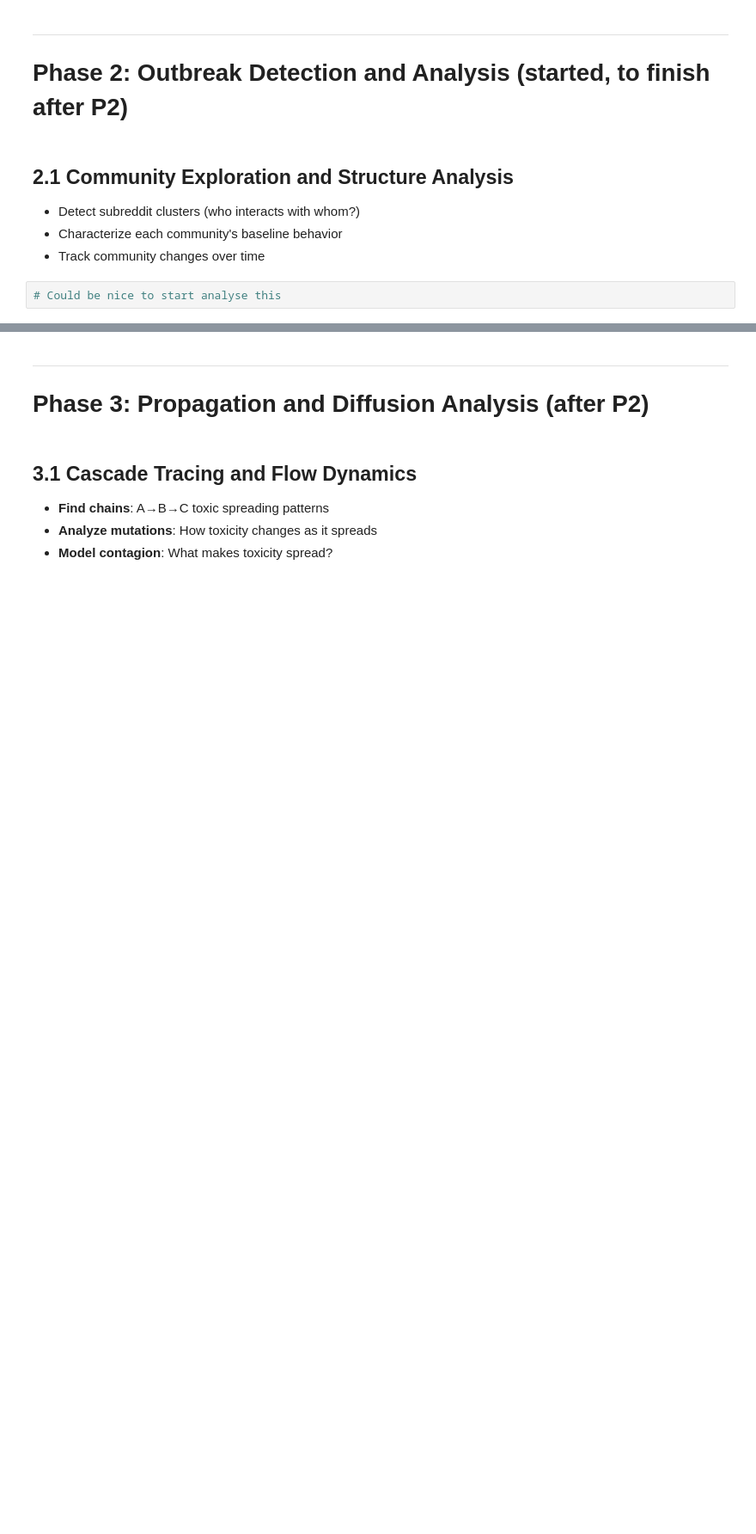
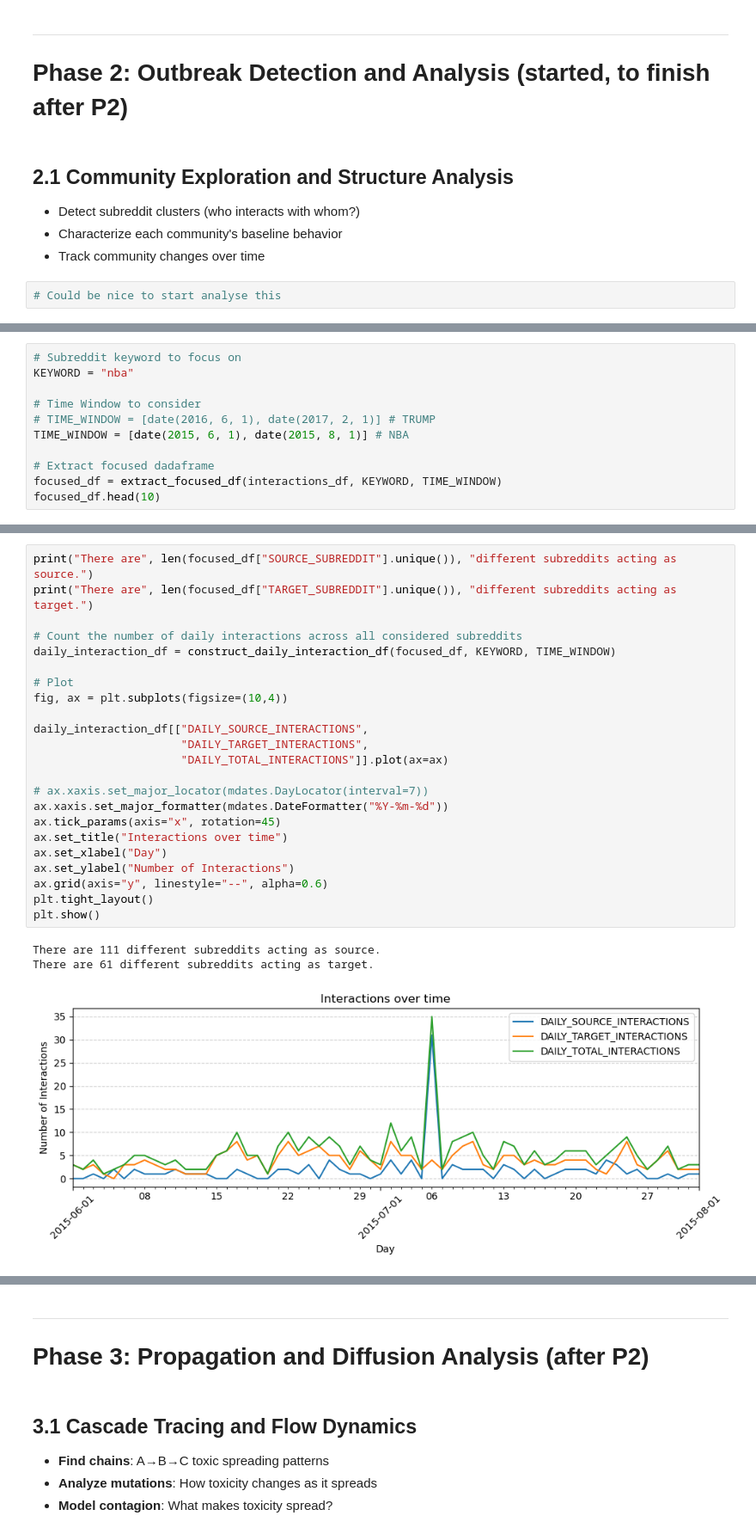
Before and after one commit to AkselAcar/ada-2025-project-adastra, a Jupyter notebook: results.ipynb, the cells around one changed output, grey strips where cells are left out. Shown at 86% size. Drawn from its saved outputs; the diff is of its cells as text; blank space fills up the shorter version.

Commit message:
Birth analysis merged with results and adapted to results format

```diff
--- a/results.ipynb
+++ b/results.ipynb
@@ -463,0 +483,11 @@ To focus on **specific properties** of what was used to define toxicity. Could b
+# %%
+# Subreddit keyword to focus on
+KEYWORD = "nba"
+
+# Time Window to consider
+# TIME_WINDOW = [date(2016, 6, 1), date(2017, 2, 1)] # TRUMP
+TIME_WINDOW = [date(2015, 6, 1), date(2015, 8, 1)] # NBA
+
+# Extract focused dadaframe
+focused_df = extract_focused_df(interactions_df, KEYWORD, TIME_WINDOW)
+focused_df.head(10)
@@ -463,0 +513,27 @@ To focus on **specific properties** of what was used to define toxicity. Could b
+# %%
+print("There are", len(focused_df["SOURCE_SUBREDDIT"].unique()), "different subreddits acting as source.")
+print("There are", len(focused_df["TARGET_SUBREDDIT"].unique()), "different subreddits acting as target.")
+
+# Count the number of daily interactions across all considered subreddits
+daily_interaction_df = construct_daily_interaction_df(focused_df, KEYWORD, TIME_WINDOW)
+
+# Plot
+fig, ax = plt.subplots(figsize=(10,4))
+
+daily_interaction_df[["DAILY_SOURCE_INTERACTIONS",
+                      "DAILY_TARGET_INTERACTIONS",
+                      "DAILY_TOTAL_INTERACTIONS"]].plot(ax=ax)
+
+# ax.xaxis.set_major_locator(mdates.DayLocator(interval=7))
+ax.xaxis.set_major_formatter(mdates.DateFormatter("%Y-%m-%d"))
+ax.tick_params(axis="x", rotation=45)
+ax.set_title("Interactions over time")
+ax.set_xlabel("Day")
+ax.set_ylabel("Number of Interactions")
+ax.grid(axis="y", linestyle="--", alpha=0.6)
+plt.tight_layout()
+plt.show()
+# %% [output]
+There are 111 different subreddits acting as source.
+There are 61 different subreddits acting as target.
+[figure, added]
```
Also changed, not shown: parts of 22 cells of this notebook.
